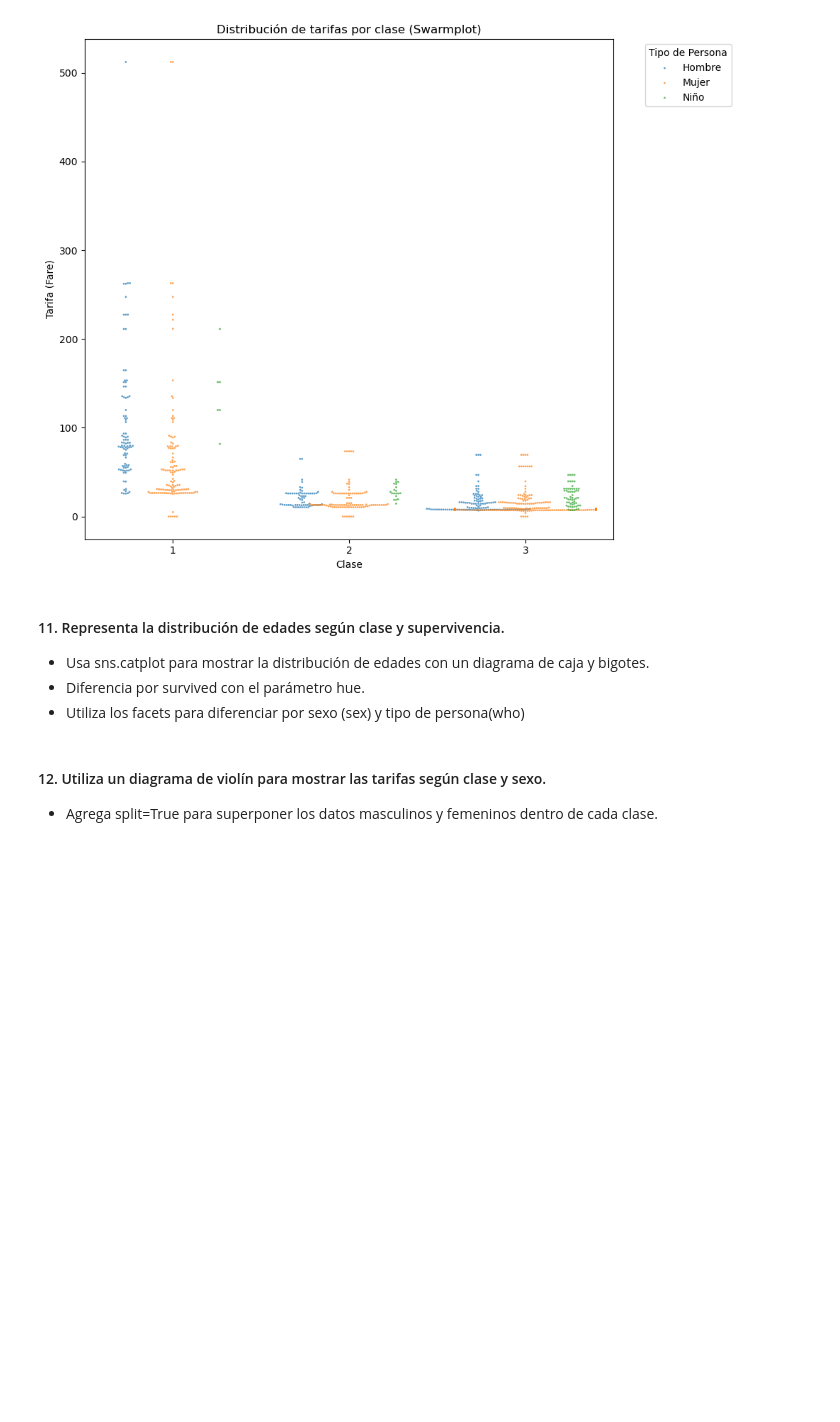
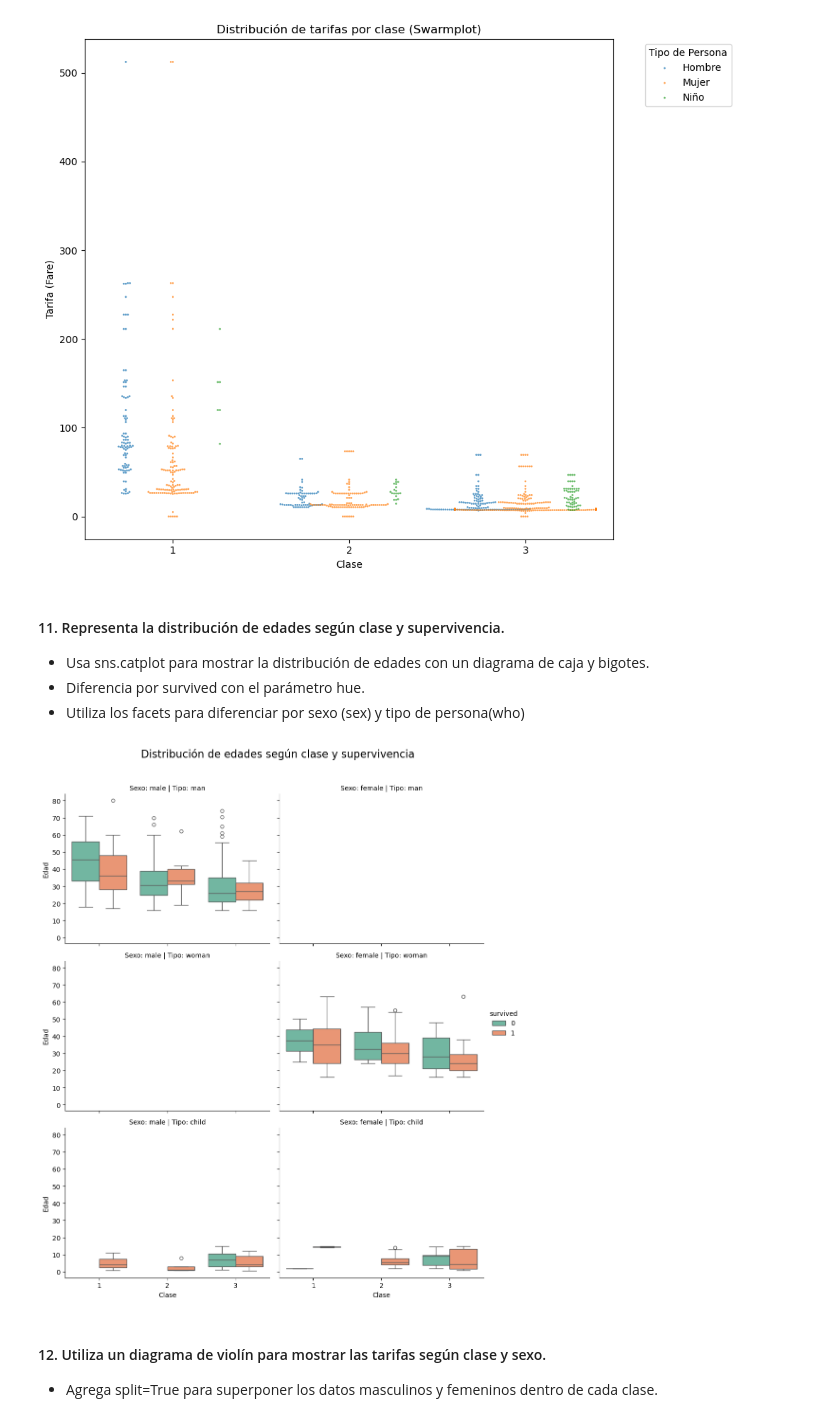
Before and after one commit to JDomingoDelgadoAlonso/SeaBorn, a Jupyter notebook: SeaBorn.ipynb, the cells around one changed output. Saved outputs shown, nothing was run; the diff lists cells and outputs as text; code cells hidden in the pictures; blank space fills up the shorter version.

```diff
--- a/SeaBorn.ipynb
+++ b/SeaBorn.ipynb
@@ -417,6 +415,30 @@ plt.show()
 - Usa sns.catplot para mostrar la distribución de edades con un diagrama de caja y bigotes.
 - Diferencia por survived con el parámetro hue.
 - Utiliza los facets para diferenciar por sexo (sex) y tipo de persona(who)
+# %%
+#gráfico con sns.catplot
+catplot = sns.catplot(
+    data=titanic,
+    x="pclass",
+    y="age",
+    hue="survived",
+    col="sex",
+    row="who",
+    kind="box",
+    height=4,
+    aspect=1.2,
+    palette="Set2"  # Paleta de colores para una mejor diferenciación
+)
+
+# etiquetas y título
+catplot.figure.subplots_adjust(top=0.9)  # Ajusta el espacio para el título
+catplot.figure.suptitle("Distribución de edades según clase y supervivencia", fontsize=16)
+catplot.set_axis_labels("Clase", "Edad")
+catplot.set_titles("Sexo: {col_name} | Tipo: {row_name}")
+
+plt.show()
+# %% [output]
+[figure, added]
 # %% [markdown]
 #### 12. Utiliza un diagrama de violín para mostrar las tarifas según clase y sexo.
 - Agrega split=True para superponer los datos masculinos y femeninos dentro de cada clase.
```
Also changed, not shown: parts of 17 cells of this notebook.
